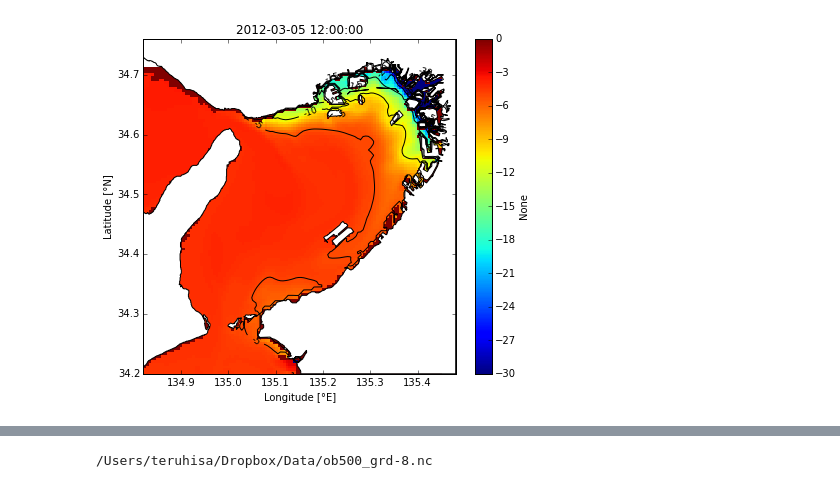
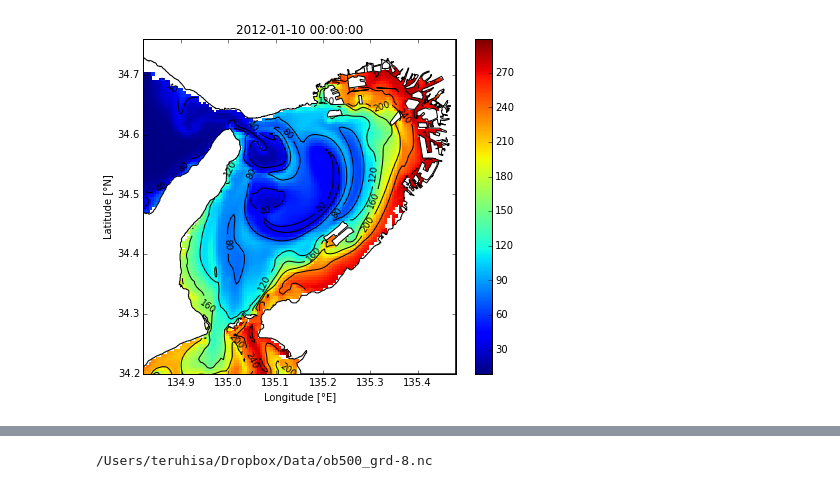
Before and after one commit to okadate/notebook, a Jupyter notebook: romspy/hview.ipynb, the cells around one changed output, grey strips where cells are left out. Drawn from its saved outputs; the diff is of its cells as text; code cells hidden in the pictures.

```diff
--- a/romspy/hview.ipynb
+++ b/romspy/hview.ipynb
@@ -7,11 +7,12 @@ import matplotlib.pyplot as plt
 
 import romspy
 
-
-time = dt.datetime(2012, 3, 5, 12)
-ncfile = '/Users/teruhisa/Dropbox/Data/OB500_fennelP/NL02/ob500_dia_0003.nc'
+#time = dt.datetime(2012, 6, 7, 11)
+#ncfile = '/Users/teruhisa/mnt/apps/OB500_fennelP/NL03/ob500_dia_0006.nc'
+time = dt.datetime(2012, 1, 10, 0)
+ncfile = '/Users/teruhisa/mnt/apps/OB500_fennelP/NL04/ob500_rst.nc'
 mapfile = '/Users/teruhisa/Dropbox/Data/deg_OsakaBayMap_okada.bln'
 
 fig, ax = plt.subplots(1,1,figsize=[7,6])
-ax = romspy.hview(ncfile, 'SOD', time, interval=np.arange(-30,1,5), mapfile=mapfile)
+ax = romspy.hview(ncfile, 'oxygen', time, 20, mapfile=mapfile)#, interval=np.arange(0,0.1,10))
 # %% [output]
@@ -20 +21 @@ ax = romspy.hview(ncfile, 'SOD', time, interval=np.arange(-30,1,5), mapfile=mapf
-[figure, old version]
+[figure, new version]
```
Also changed, not shown: parts of 3 cells of this notebook, 9 other files.
